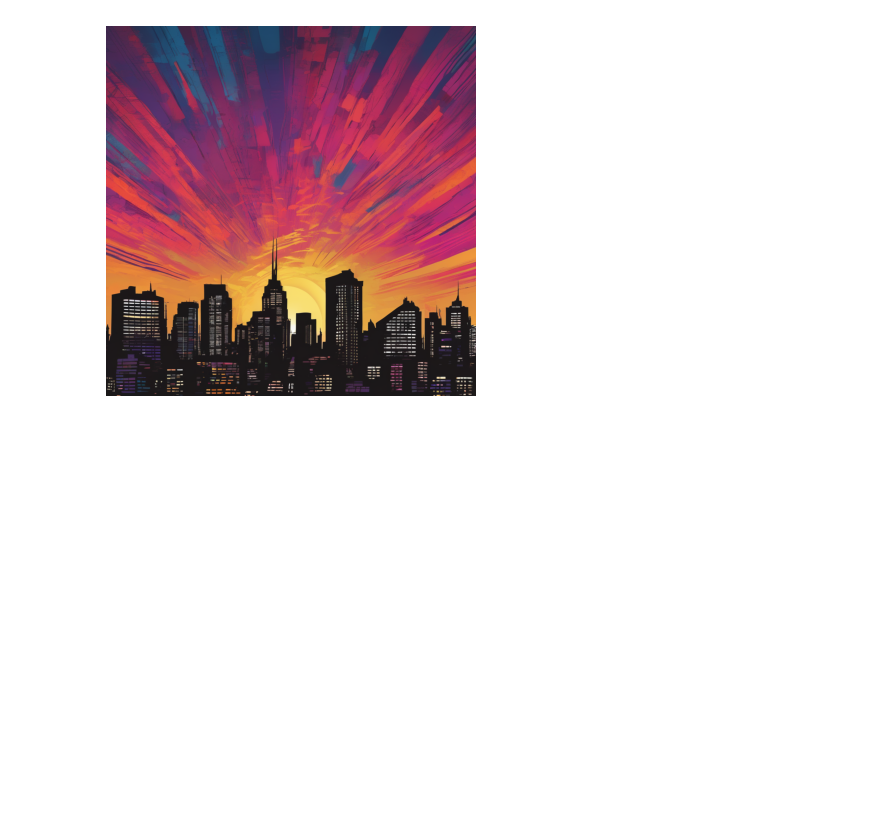
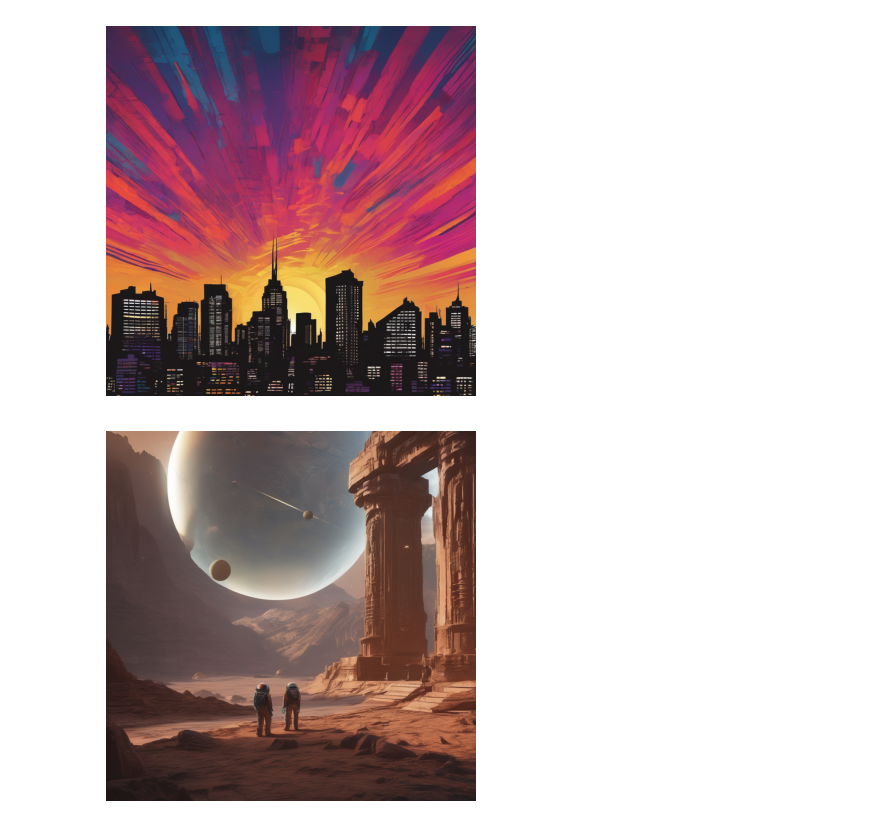
Before and after one commit to Dhasneembeevi/Text_to_Img_Generator_using_Diffusion, a Jupyter notebook: Text_to_Img_Generator_using_Diffusion.ipynb, the cells around one changed output. Drawn from its saved outputs; the diff is of its cells as text; code cells hidden in the pictures; blank space fills up the shorter version.

Commit message:
tested with different prompts

```diff
--- a/Text_to_Img_Generator_using_Diffusion.ipynb
+++ b/Text_to_Img_Generator_using_Diffusion.ipynb
@@ -53,3 +53,18 @@ plt.axis('off')
 plt.show()
 # %% [output]
 [figure]
+# %%
+
+# Generate image from text
+
+import matplotlib.pyplot as plt
+prompt = "An astronaut discovering an ancient alien temple on a distant exoplanet."
+images = pipe(prompt=prompt).images[0]
+
+
+# Display the image using matplotlib
+plt.imshow(images)
+plt.axis('off')
+plt.show()
+# %% [output]
+[figure, added]
```
Also changed, not shown: parts of 2 cells of this notebook.
